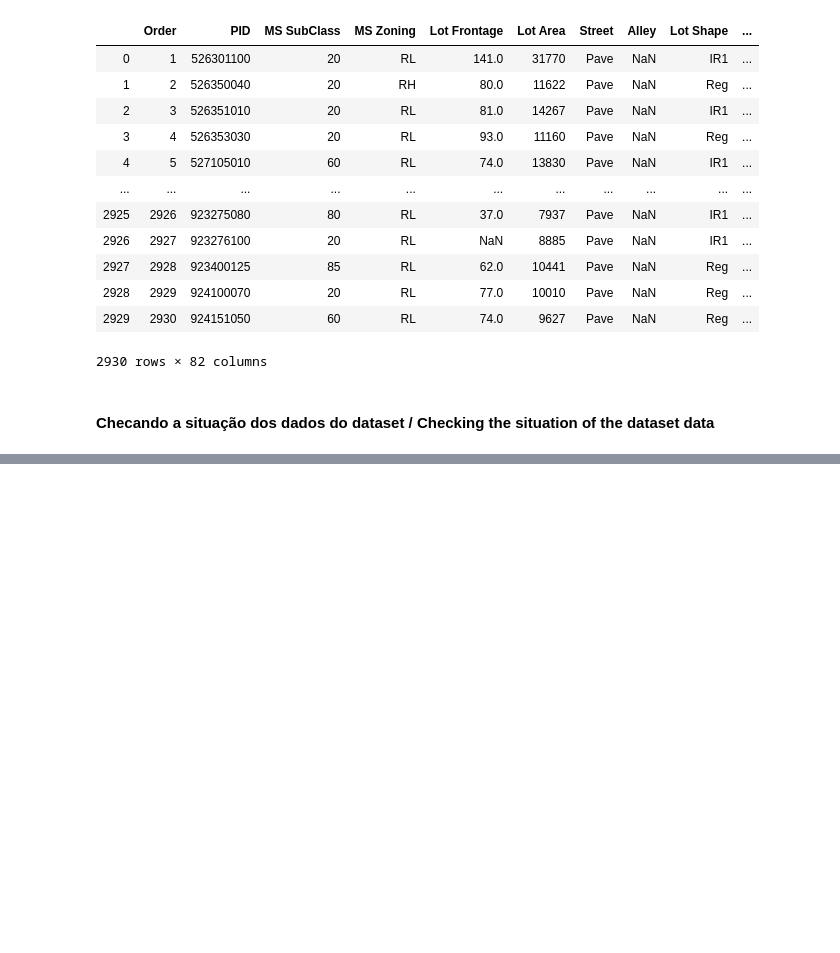
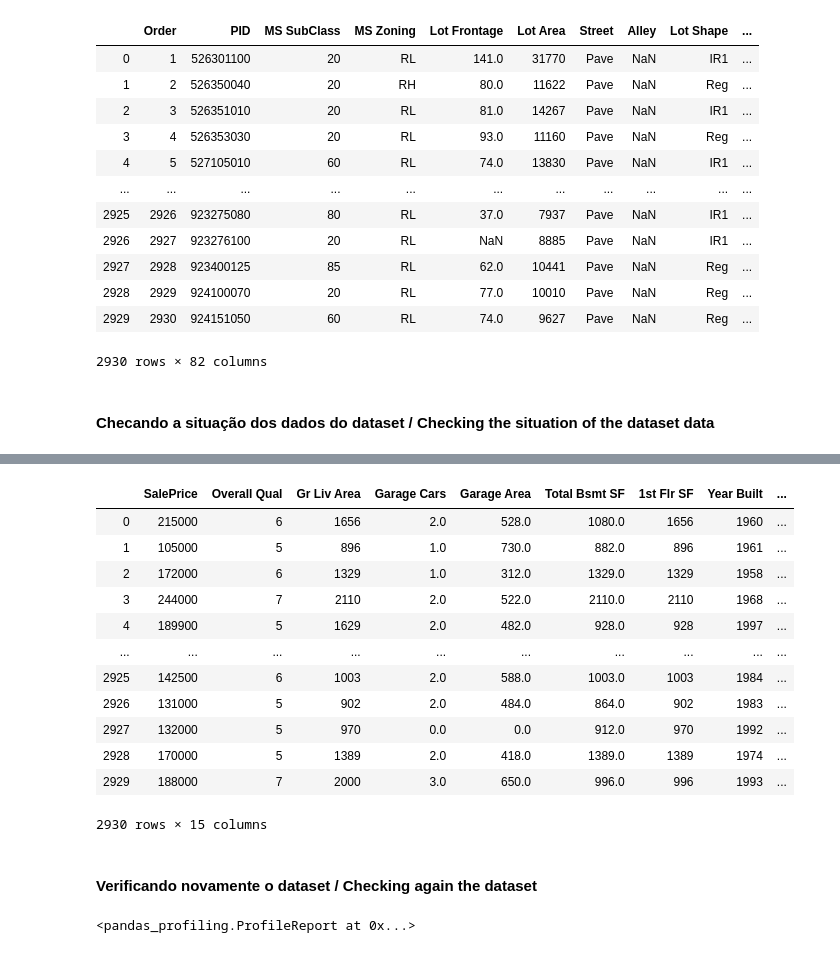
Before and after one commit to marcelpinheiro/malum, a Jupyter notebook: AmesHousing/AmeHousing.ipynb, the cells around one changed output, grey strips where cells are left out. Cells and saved outputs as stored; diff of their text form; code cells hidden in the pictures; blank space fills up the shorter version.

```diff
--- a/AmesHousing/AmeHousing.ipynb
+++ b/AmesHousing/AmeHousing.ipynb
@@ -31,0 +32,3 @@ profile
+# %%
+df = df.drop(['Pool Area' ,'Pool QC' ,'3Ssn Porch' ,'Low Qual Fin SF' ,'Misc Val' ,'Misc Feature' ,'Bsmt Half Bath' ,'Alley'
+         ,'Screen Porch' ,'BsmtFin SF 2' ,'Enclosed Porch' ,'Fence'], axis=1)
@@ -31,0 +37,5 @@ profile
+# %%
+corr = df.corrwith(df['SalePrice']).sort_values(ascending=False)
+print("Correlation \n",corr)
+corr = corr[corr > 0.4]
+print("\n Correlation +0.4 \n",corr)
@@ -31,0 +60,25 @@ profile
+# %%
+columnsCorr40 = pd.Series(name for name in corr.index)
+df = df.filter(columnsCorr40)
+df
+# %% [output]
+|  | SalePrice | Overall Qual | Gr Liv Area | Garage Cars | Garage Area | Total Bsmt SF | 1st Flr SF | Year Built | ... |
+| 0 | 215000 | 6 | 1656 | 2.0 | 528.0 | 1080.0 | 1656 | 1960 | ... |
+| 1 | 105000 | 5 | 896 | 1.0 | 730.0 | 882.0 | 896 | 1961 | ... |
+| 2 | 172000 | 6 | 1329 | 1.0 | 312.0 | 1329.0 | 1329 | 1958 | ... |
+| 3 | 244000 | 7 | 2110 | 2.0 | 522.0 | 2110.0 | 2110 | 1968 | ... |
+| 4 | 189900 | 5 | 1629 | 2.0 | 482.0 | 928.0 | 928 | 1997 | ... |
+| ... | ... | ... | ... | ... | ... | ... | ... | ... | ... |
+| 2925 | 142500 | 6 | 1003 | 2.0 | 588.0 | 1003.0 | 1003 | 1984 | ... |
+| 2926 | 131000 | 5 | 902 | 2.0 | 484.0 | 864.0 | 902 | 1983 | ... |
+| 2927 | 132000 | 5 | 970 | 0.0 | 0.0 | 912.0 | 970 | 1992 | ... |
+| 2928 | 170000 | 5 | 1389 | 2.0 | 418.0 | 1389.0 | 1389 | 1974 | ... |
+| 2929 | 188000 | 7 | 2000 | 3.0 | 650.0 | 996.0 | 996 | 1993 | ... |
+2930 rows × 15 columns
+# %% [markdown]
+####  Verificando novamente o dataset / Checking again the dataset
+# %%
+profile = ProfileReport(df)
+profile
+# %% [output]
+<pandas_profiling.ProfileReport at 0x...>
```
Also changed, not shown: parts of 8 cells of this notebook.
